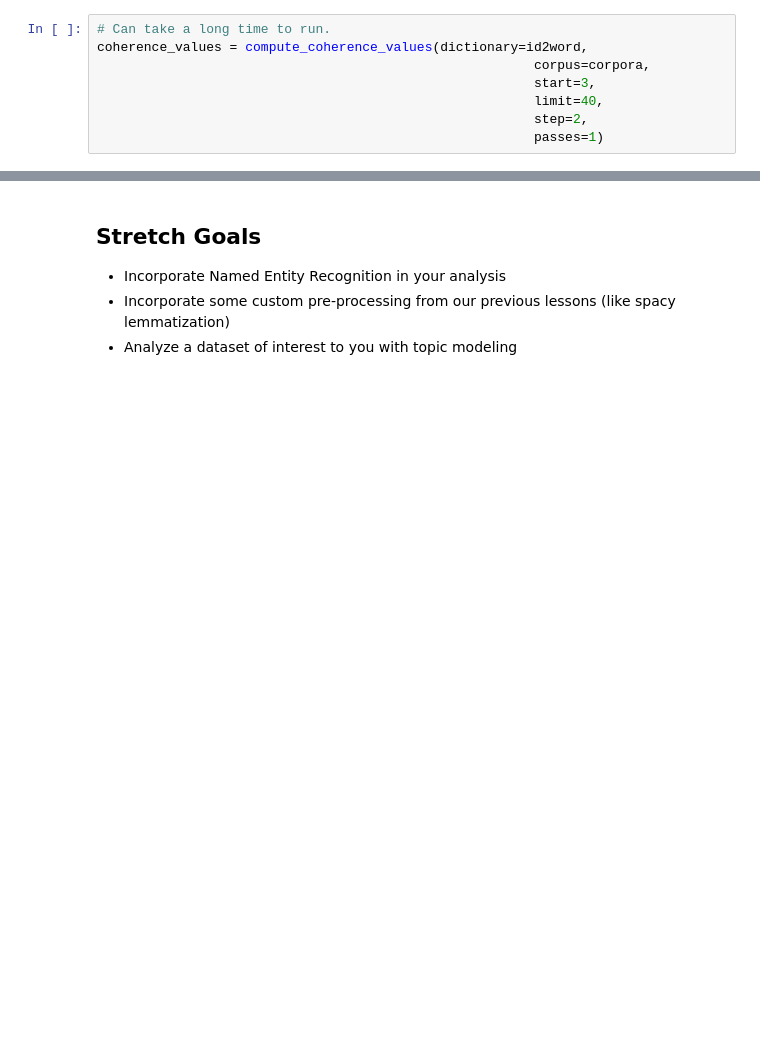
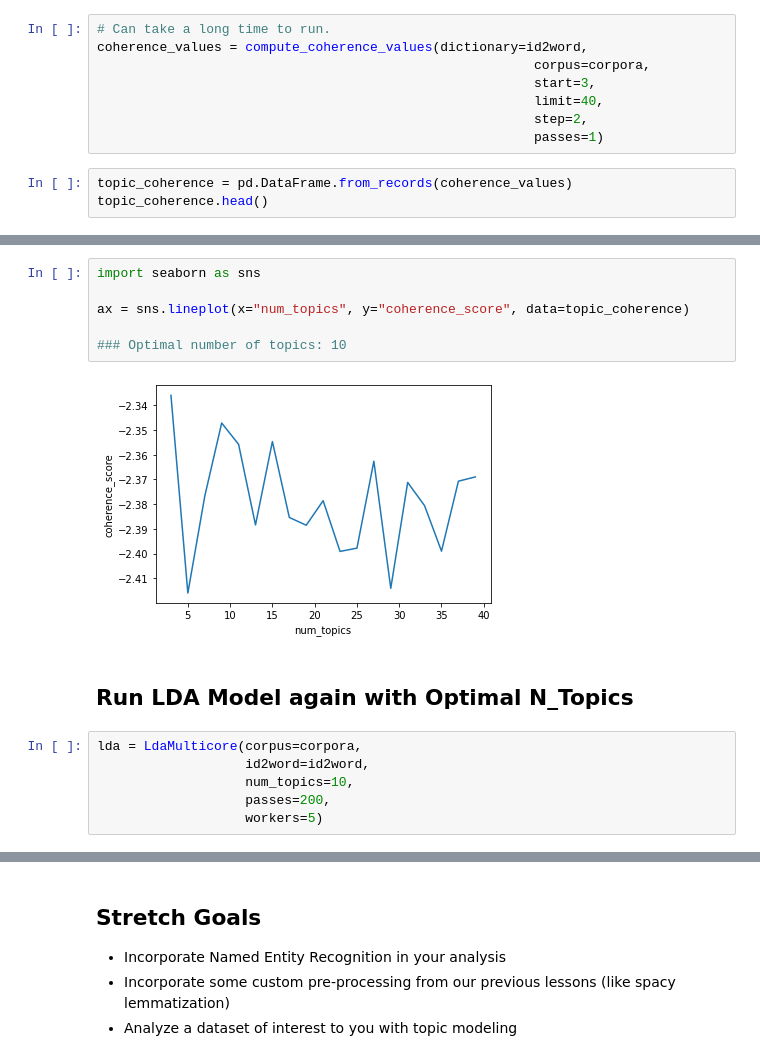
Before and after one commit to ekselan/DS-Unit-4-Sprint-1-NLP, a Jupyter notebook: module4-topic-modeling/ABW_LS_DS_414_Topic_Modeling_Assignment.ipynb, the cells around one changed output, grey strips where cells are left out. Saved outputs shown, nothing was run; the diff lists cells and outputs as text; blank space fills up the shorter version.

```diff
--- a/module4-topic-modeling/ABW_LS_DS_414_Topic_Modeling_Assignment.ipynb
+++ b/module4-topic-modeling/ABW_LS_DS_414_Topic_Modeling_Assignment.ipynb
@@ -281,3 +281,6 @@ coherence_values = compute_coherence_values(dictionary=id2word,
                                                         limit=40,
                                                         step=2,
                                                         passes=1)
+# %%
+topic_coherence = pd.DataFrame.from_records(coherence_values)
+topic_coherence.head()
@@ -283,0 +294,16 @@ coherence_values = compute_coherence_values(dictionary=id2word,
+# %%
+import seaborn as sns
+
+ax = sns.lineplot(x="num_topics", y="coherence_score", data=topic_coherence)
+
+### Optimal number of topics: 10
+# %% [output]
+[figure, added]
+# %% [markdown]
+## Run LDA Model again with Optimal N_Topics
+# %%
+lda = LdaMulticore(corpus=corpora,
+                   id2word=id2word,
+                   num_topics=10,
+                   passes=200,
+                   workers=5)
```
Also changed, not shown: parts of 5 cells of this notebook, 1 other file.
